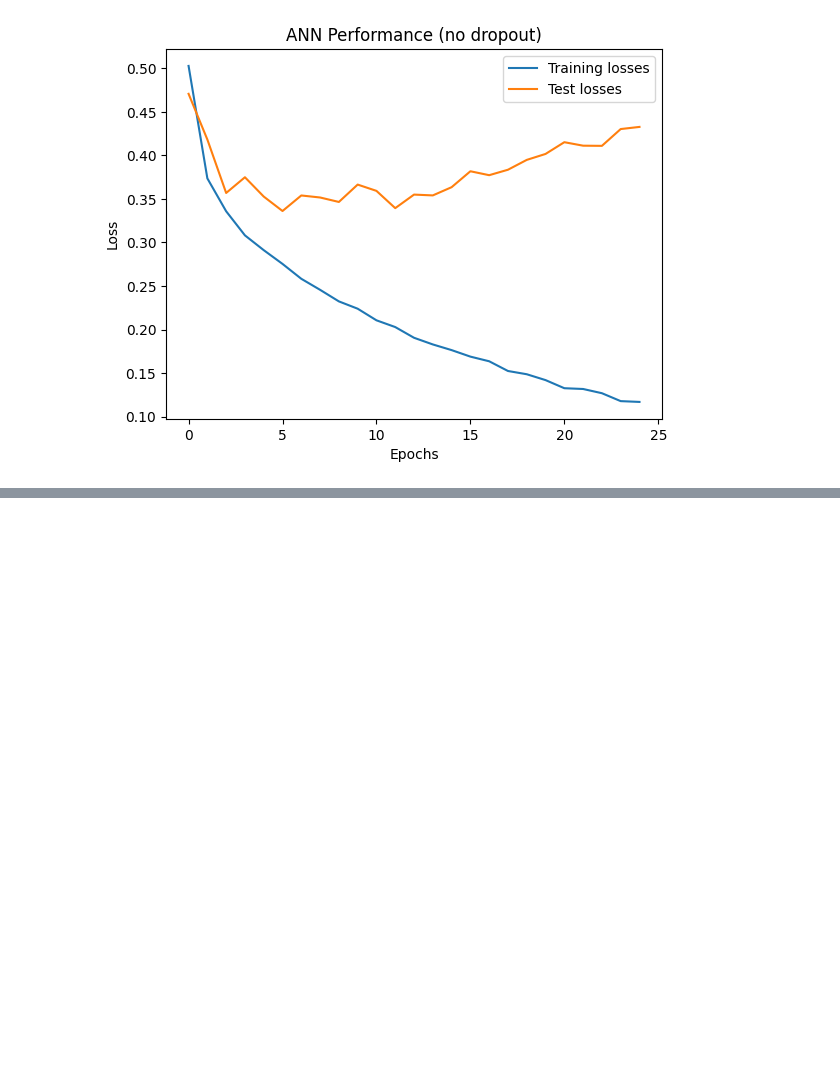
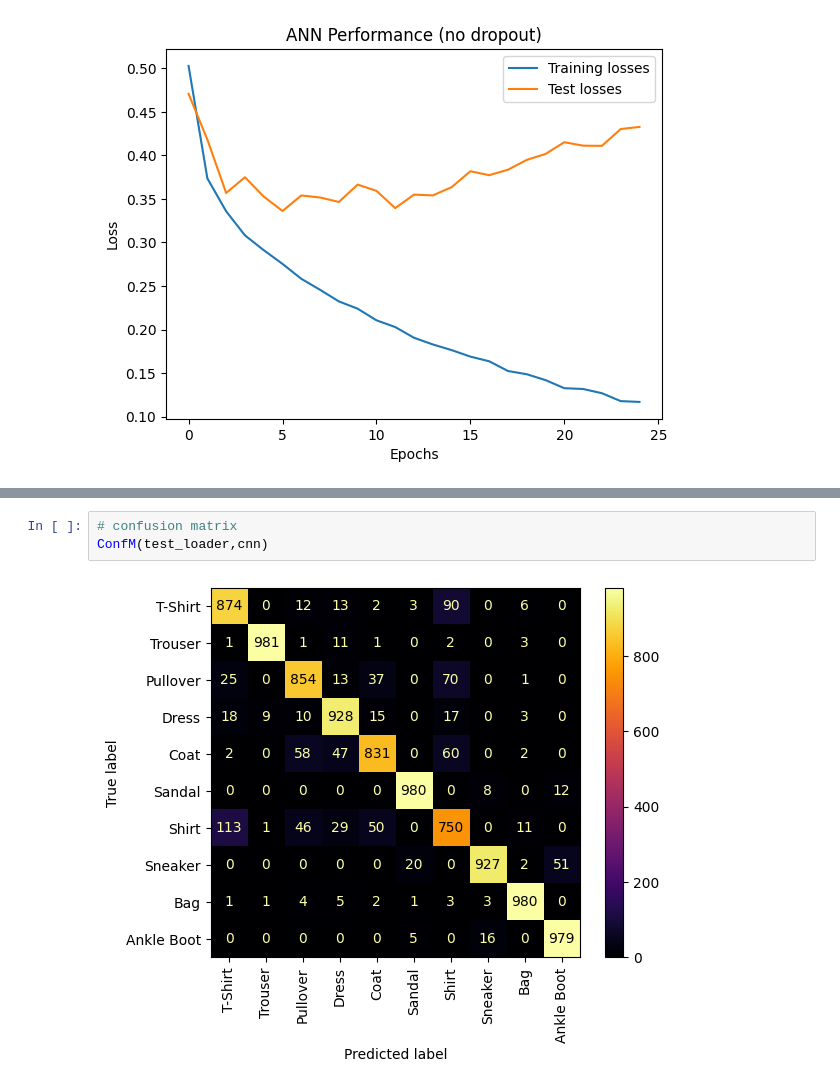
Before and after one commit to amjvl-git/csip-5103-coursework-2025-miloshkii, a Jupyter notebook: P2963116/P2963116_MylesWheatley.ipynb, the cells around one changed output, grey strips where cells are left out. Drawn from its saved outputs; the diff is of its cells as text; blank space fills up the shorter version.

```diff
--- a/P2963116/P2963116_MylesWheatley.ipynb
+++ b/P2963116/P2963116_MylesWheatley.ipynb
@@ -322,0 +426,5 @@ ConfM(test_loader,ann_dropout)
+# %%
+# confusion matrix
+ConfM(test_loader,cnn)
+# %% [output]
+[figure, added]
```
Also changed, not shown: parts of 15 cells of this notebook.
